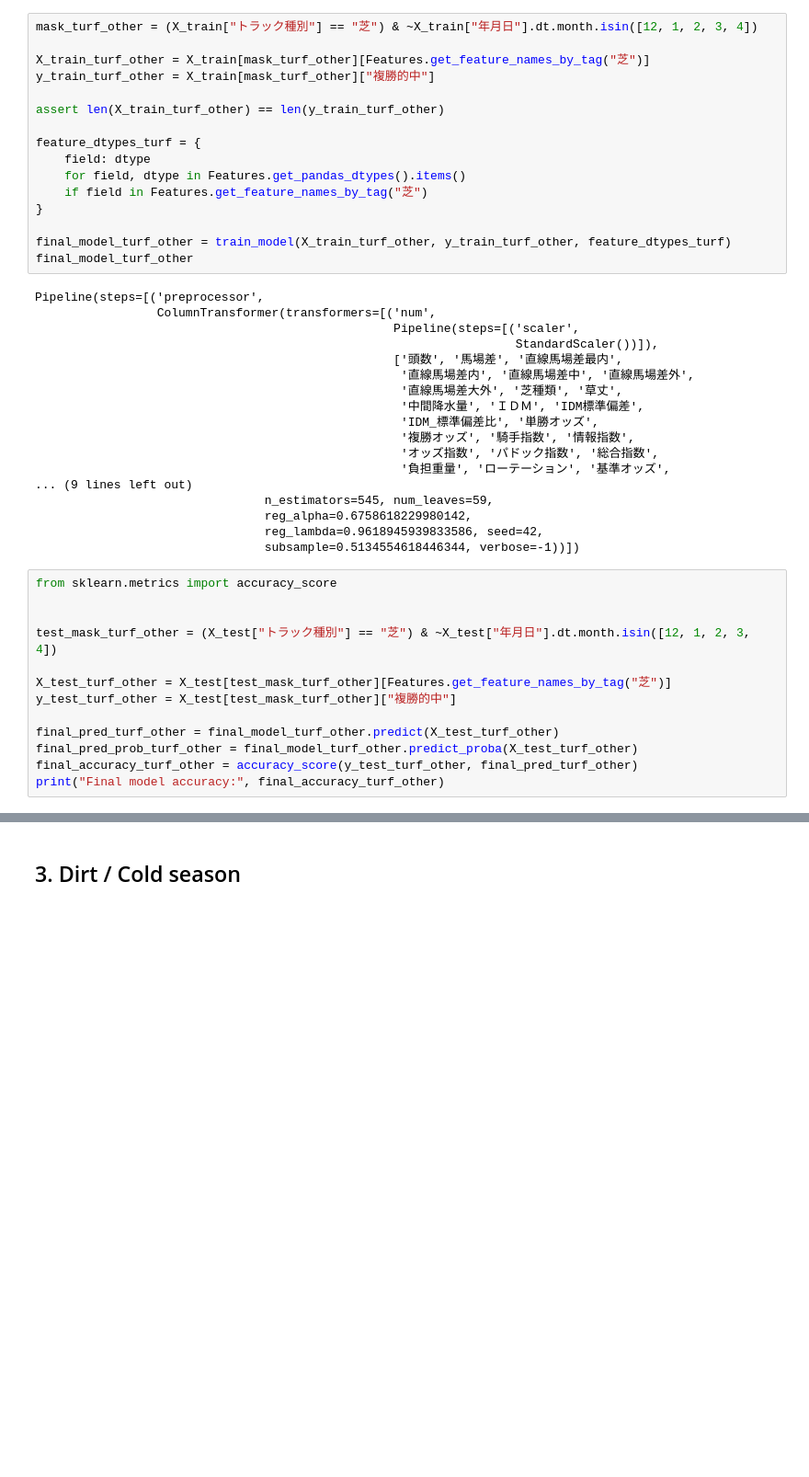
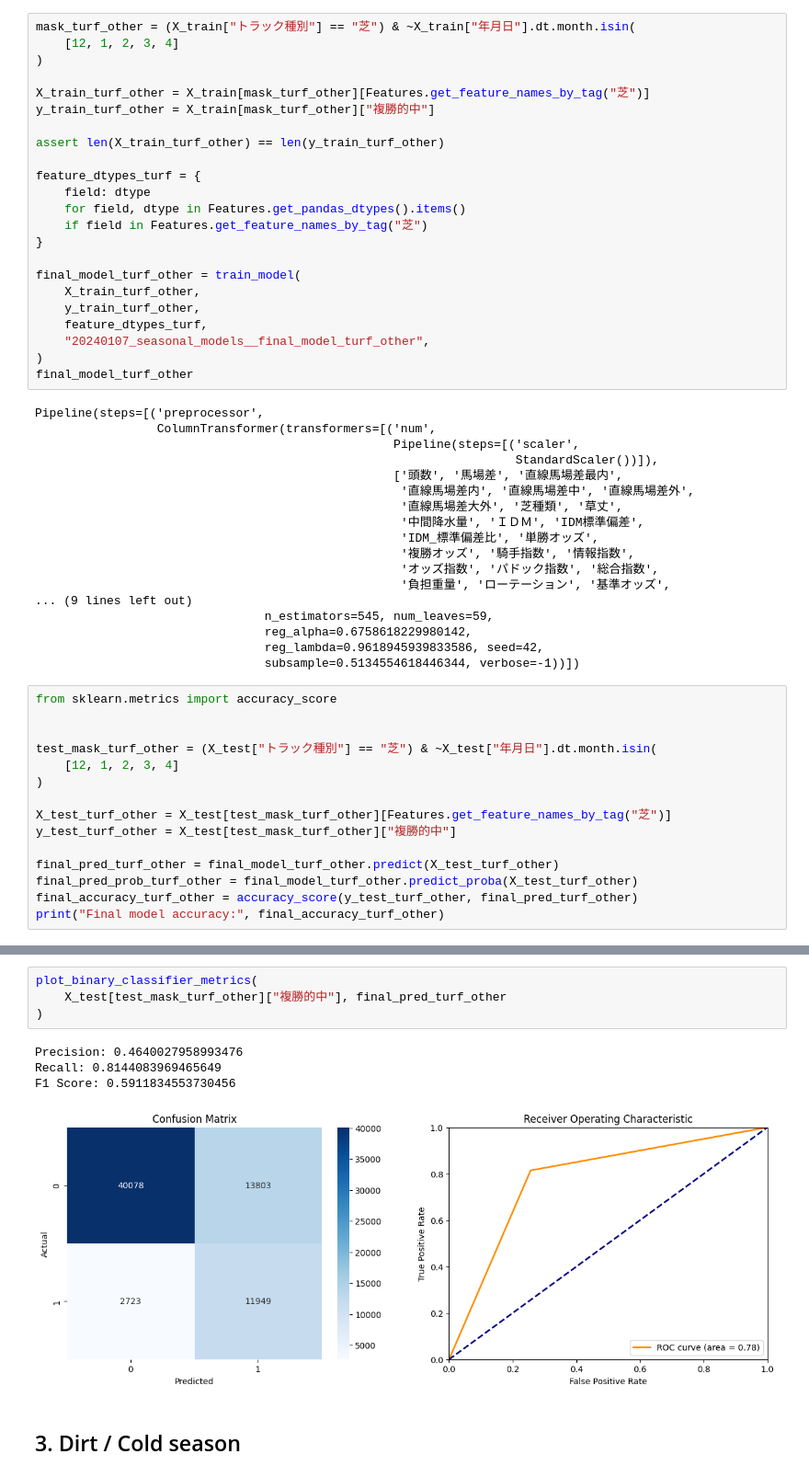
Before and after one commit to hankehly/JapanHorseRaceAnalytics, a Jupyter notebook: notebooks/20240107_seasonal_models.ipynb, the cells around one changed output, grey strips where cells are left out. Shown at 92% size. Drawn from its saved outputs; the diff is of its cells as text; blank space fills up the shorter version.

```diff
--- a/notebooks/20240107_seasonal_models.ipynb
+++ b/notebooks/20240107_seasonal_models.ipynb
@@ -206,7 +244,9 @@ Final model accuracy: 0.756028481431483
 # %% [markdown]
 ## 2. Turf / Other
 # %%
-mask_turf_other = (X_train["トラック種別"] == "芝") & ~X_train["年月日"].dt.month.isin([12, 1, 2, 3, 4])
+mask_turf_other = (X_train["トラック種別"] == "芝") & ~X_train["年月日"].dt.month.isin(
+    [12, 1, 2, 3, 4]
+)
 
 X_train_turf_other = X_train[mask_turf_other][Features.get_feature_names_by_tag("芝")]
 y_train_turf_other = X_train[mask_turf_other]["複勝的中"]
@@ -219,7 +259,12 @@ feature_dtypes_turf = {
     if field in Features.get_feature_names_by_tag("芝")
 }
 
-final_model_turf_other = train_model(X_train_turf_other, y_train_turf_other, feature_dtypes_turf)
+final_model_turf_other = train_model(
+    X_train_turf_other,
+    y_train_turf_other,
+    feature_dtypes_turf,
+    "20240107_seasonal_models__final_model_turf_other",
+)
 final_model_turf_other
 # %% [output]
 Pipeline(steps=[('preprocessor',
@@ -243,7 +288,9 @@ Pipeline(steps=[('preprocessor',
 from sklearn.metrics import accuracy_score
 
 
-test_mask_turf_other = (X_test["トラック種別"] == "芝") & ~X_test["年月日"].dt.month.isin([12, 1, 2, 3, 4])
+test_mask_turf_other = (X_test["トラック種別"] == "芝") & ~X_test["年月日"].dt.month.isin(
+    [12, 1, 2, 3, 4]
+)
 
 X_test_turf_other = X_test[test_mask_turf_other][Features.get_feature_names_by_tag("芝")]
 y_test_turf_other = X_test[test_mask_turf_other]["複勝的中"]
@@ -257,3 +304,12 @@ Final model accuracy: 0.758624713725147
+# %%
+plot_binary_classifier_metrics(
+    X_test[test_mask_turf_other]["複勝的中"], final_pred_turf_other
+)
+# %% [output]
+Precision: 0.4640027958993476
+Recall: 0.8144083969465649
+F1 Score: 0.5911834553730456
+[figure, added]
 # %% [markdown]
 ## 3. Dirt / Cold season
 # %%
```
Also changed, not shown: parts of 51 cells of this notebook, 3 other files.
